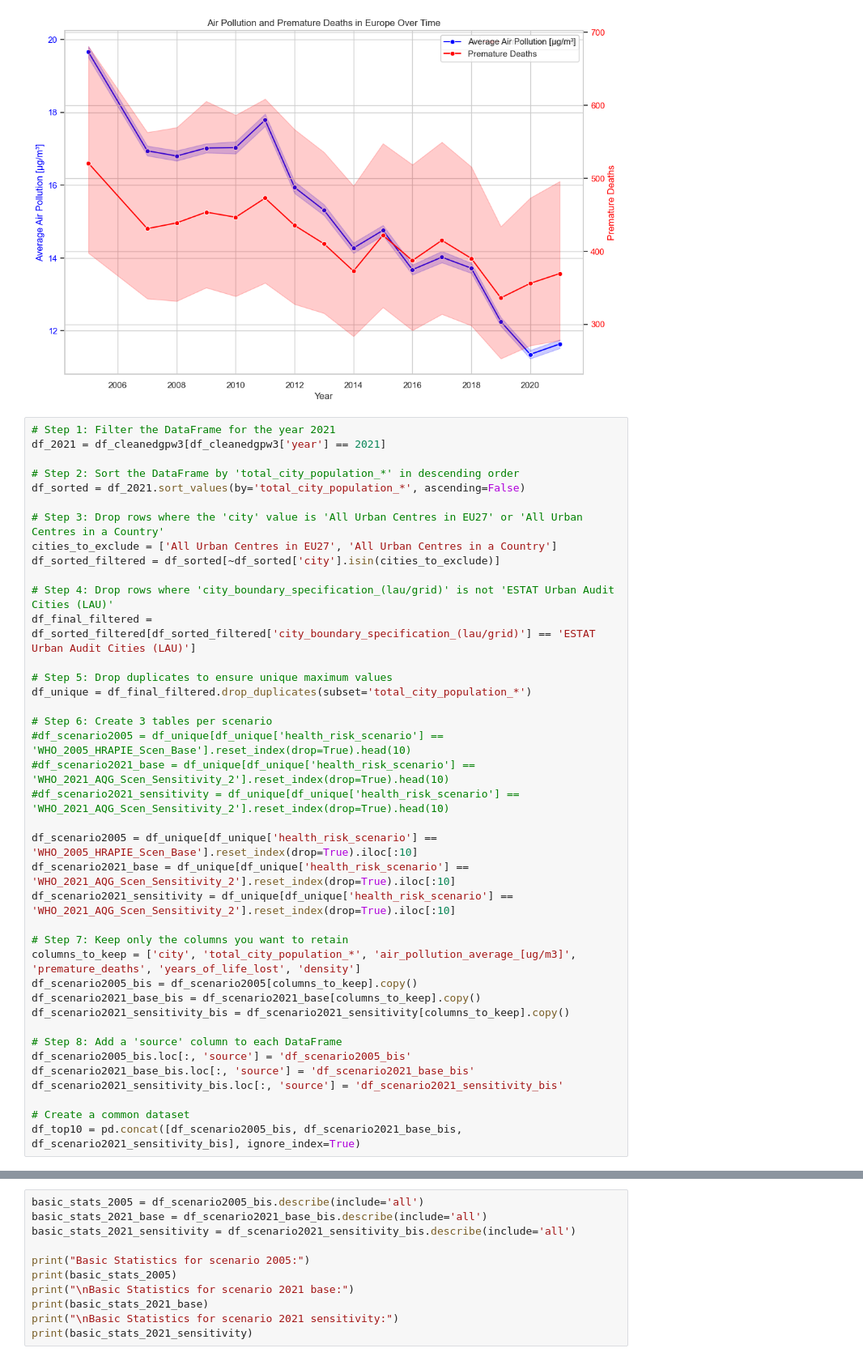
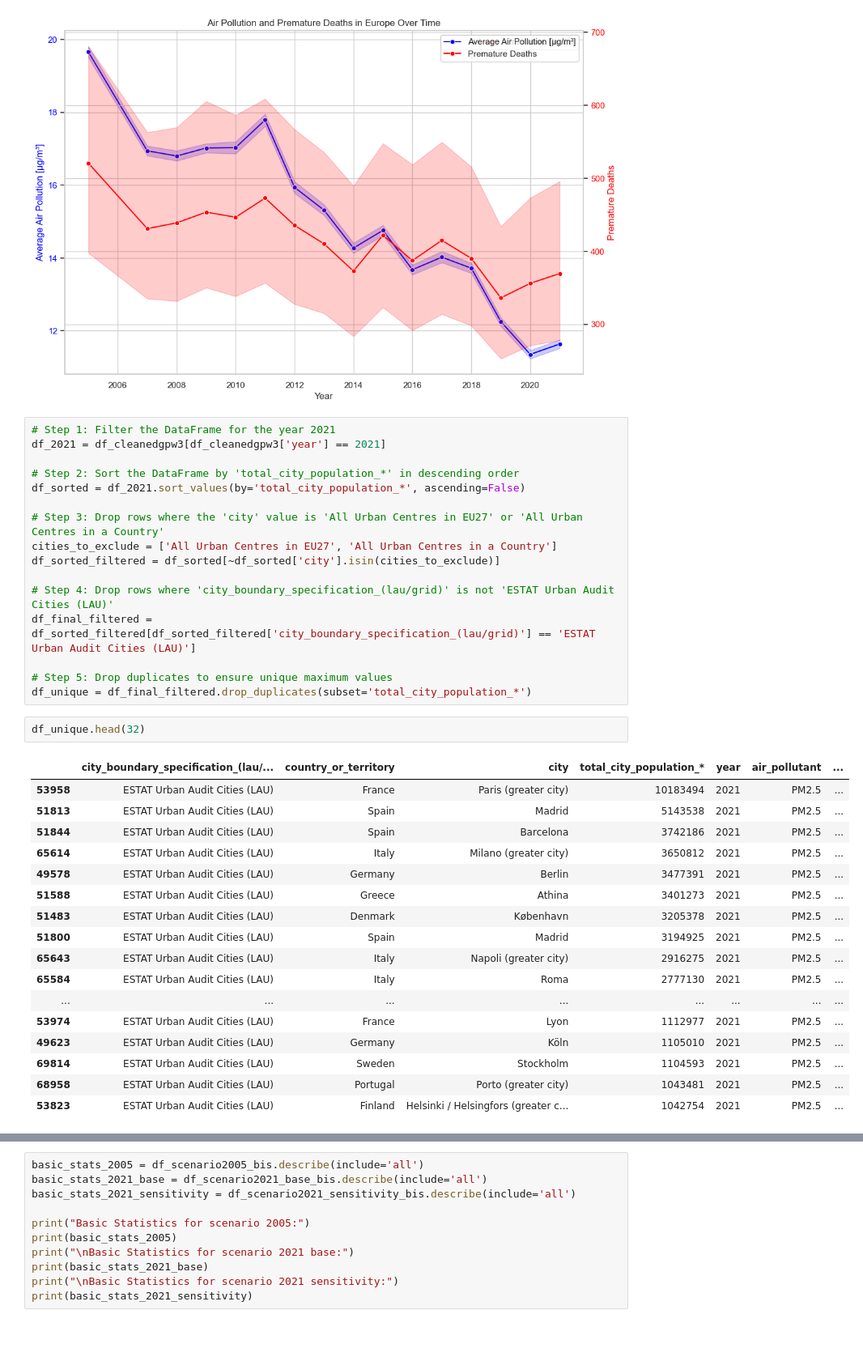
Before and after one commit to mauurits/ironhack_gpw3, a Jupyter notebook: notebooks/notebook_tania_gpw3.ipynb, the cells around one changed output, grey strips where cells are left out. Shown at 81% size. Cells and saved outputs as stored; diff of their text form; blank space fills up the shorter version.

```diff
--- a/notebooks/notebook_tania_gpw3.ipynb
+++ b/notebooks/notebook_tania_gpw3.ipynb
@@ -165,26 +165,23 @@ df_final_filtered = df_sorted_filtered[df_sorted_filtered['city_boundary_specifi
 
 # Step 5: Drop duplicates to ensure unique maximum values
 df_unique = df_final_filtered.drop_duplicates(subset='total_city_population_*')
-
-# Step 6: Create 3 tables per scenario
-#df_scenario2005 = df_unique[df_unique['health_risk_scenario'] == 'WHO_2005_HRAPIE_Scen_Base'].reset_index(drop=True).head(10)
-#df_scenario2021_base = df_unique[df_unique['health_risk_scenario'] == 'WHO_2021_AQG_Scen_Sensitivity_2'].reset_index(drop=True).head(10)
-#df_scenario2021_sensitivity = df_unique[df_unique['health_risk_scenario'] == 'WHO_2021_AQG_Scen_Sensitivity_2'].reset_index(drop=True).head(10)
-
-df_scenario2005 = df_unique[df_unique['health_risk_scenario'] == 'WHO_2005_HRAPIE_Scen_Base'].reset_index(drop=True).iloc[:10]
-df_scenario2021_base = df_unique[df_unique['health_risk_scenario'] == 'WHO_2021_AQG_Scen_Sensitivity_2'].reset_index(drop=True).iloc[:10]
-df_scenario2021_sensitivity = df_unique[df_unique['health_risk_scenario'] == 'WHO_2021_AQG_Scen_Sensitivity_2'].reset_index(drop=True).iloc[:10]
-
-# Step 7: Keep only the columns you want to retain
-columns_to_keep = ['city', 'total_city_population_*', 'air_pollution_average_[ug/m3]', 'premature_deaths', 'years_of_life_lost', 'density']
-df_scenario2005_bis = df_scenario2005[columns_to_keep].copy()
-df_scenario2021_base_bis = df_scenario2021_base[columns_to_keep].copy()
-df_scenario2021_sensitivity_bis = df_scenario2021_sensitivity[columns_to_keep].copy()
-
-# Step 8: Add a 'source' column to each DataFrame
-df_scenario2005_bis.loc[:, 'source'] = 'df_scenario2005_bis'
-df_scenario2021_base_bis.loc[:, 'source'] = 'df_scenario2021_base_bis'
-df_scenario2021_sensitivity_bis.loc[:, 'source'] = 'df_scenario2021_sensitivity_bis'
-
-# Create a common dataset
-df_top10 = pd.concat([df_scenario2005_bis, df_scenario2021_base_bis, df_scenario2021_sensitivity_bis], ignore_index=True)
+# %%
+df_unique.head(32)
+# %% [output]
+|  | city_boundary_specification_(lau/... | country_or_territory | city | total_city_population_* | year | air_pollutant | ... |
+| 53958 | ESTAT Urban Audit Cities (LAU) | France | Paris (greater city) | 10183494 | 2021 | PM2.5 | ... |
+| 51813 | ESTAT Urban Audit Cities (LAU) | Spain | Madrid | 5143538 | 2021 | PM2.5 | ... |
+| 51844 | ESTAT Urban Audit Cities (LAU) | Spain | Barcelona | 3742186 | 2021 | PM2.5 | ... |
+| 65614 | ESTAT Urban Audit Cities (LAU) | Italy | Milano (greater city) | 3650812 | 2021 | PM2.5 | ... |
+| 49578 | ESTAT Urban Audit Cities (LAU) | Germany | Berlin | 3477391 | 2021 | PM2.5 | ... |
+| 51588 | ESTAT Urban Audit Cities (LAU) | Greece | Athina | 3401273 | 2021 | PM2.5 | ... |
+| 51483 | ESTAT Urban Audit Cities (LAU) | Denmark | København | 3205378 | 2021 | PM2.5 | ... |
+| 51800 | ESTAT Urban Audit Cities (LAU) | Spain | Madrid | 3194925 | 2021 | PM2.5 | ... |
+| 65643 | ESTAT Urban Audit Cities (LAU) | Italy | Napoli (greater city) | 2916275 | 2021 | PM2.5 | ... |
+| 65584 | ESTAT Urban Audit Cities (LAU) | Italy | Roma | 2777130 | 2021 | PM2.5 | ... |
+| ... | ... | ... | ... | ... | ... | ... | ... |
+| 53974 | ESTAT Urban Audit Cities (LAU) | France | Lyon | 1112977 | 2021 | PM2.5 | ... |
+| 49623 | ESTAT Urban Audit Cities (LAU) | Germany | Köln | 1105010 | 2021 | PM2.5 | ... |
+| 69814 | ESTAT Urban Audit Cities (LAU) | Sweden | Stockholm | 1104593 | 2021 | PM2.5 | ... |
+| 68958 | ESTAT Urban Audit Cities (LAU) | Portugal | Porto (greater city) | 1043481 | 2021 | PM2.5 | ... |
+| 53823 | ESTAT Urban Audit Cities (LAU) | Finland | Helsinki / Helsingfors (greater c... | 1042754 | 2021 | PM2.5 | ... |
```
Also changed, not shown: parts of 6 cells of this notebook.
